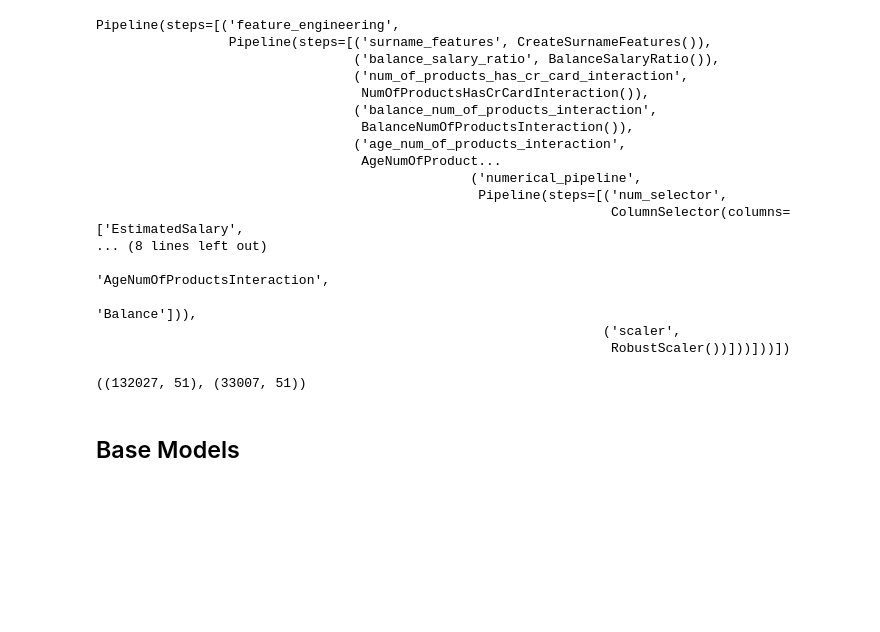
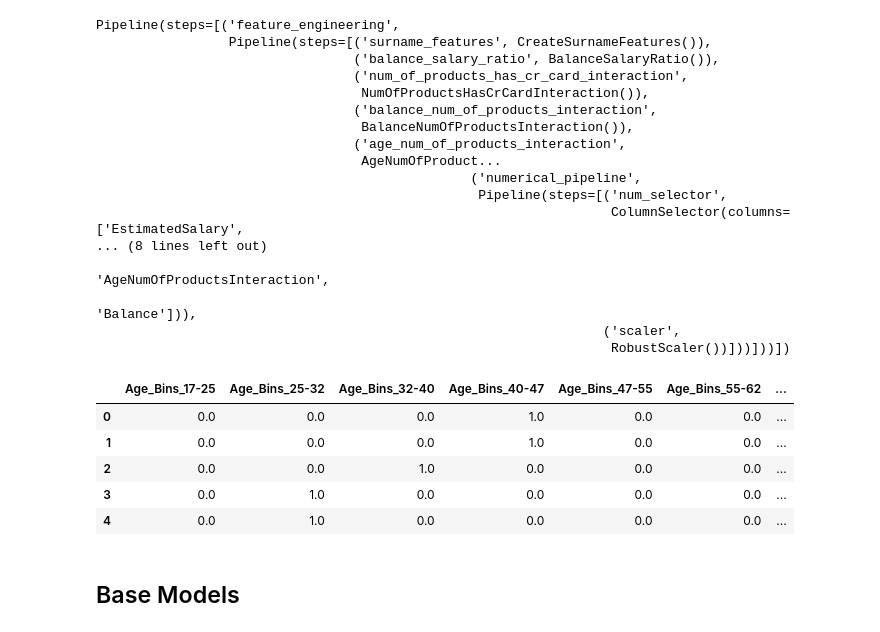
Before and after one commit to RuiFSP/Kaggle, a Jupyter notebook: Playground_Series_S4/1-Binary Classification with a Bank Churn Dataset/bank_churn_optimize_clean.ipynb, the cells around one changed output. Drawn from its saved outputs; the diff is of its cells as text; code cells hidden in the pictures; blank space fills up the shorter version.

```diff
--- a/Playground_Series_S4/1-Binary Classification with a Bank Churn Dataset/bank_churn_optimize_clean.ipynb
+++ b/Playground_Series_S4/1-Binary Classification with a Bank Churn Dataset/bank_churn_optimize_clean.ipynb
@@ -465,18 +465,42 @@ Pipeline(steps=[('feature_engineering',
                                                                                           'Balance'])),
                                                                  ('scaler',
                                                                   RobustScaler())]))]))])
-# %%
-X_train, X_test, y_train, y_test = train_test_split(train_df.drop('Exited', axis=1),
-                                                    train_df['Exited'],
-                                                    test_size=0.2,
-                                                    random_state=random_state)
-
-X_train = tree_preprocessor.fit_transform(X_train)
-X_test = tree_preprocessor.transform(X_test)
-
-X_train.shape, X_test.shape
-# %% [output]
-((132027, 51), (33007, 51))
+# %%
+# grabbing feature names after preprocessing
+cat_names = tree_preprocessor.named_steps['feature_processing'].transformer_list[0][1].named_steps['ohe'].get_feature_names_out(cat_ohe_features)
+num_names = tree_preprocessor.named_steps['feature_processing'].transformer_list[1][1].named_steps['num_selector'].get_feature_names_out(num_features)
+feature_names = np.concatenate((cat_names, num_names))
+
+# creating a new dataframe with the transformed features
+X_train, X_test, y_train, y_test = train_test_split(train_df.drop('Exited', axis=1),
+                                                    train_df['Exited'],
+                                                    test_size=0.2,
+                                                    random_state=random_state)
+
+X_train = tree_preprocessor.fit_transform(X_train)
+X_test = tree_preprocessor.transform(X_test)
+
+# creating a dataframe with the transformed features
+X_train = pd.DataFrame(X_train, columns=feature_names)
+X_test = pd.DataFrame(X_test, columns=feature_names)
+
+# creating a dataframe with the transformed features
+test_df = tree_preprocessor.transform(test_df)
+test_df = pd.DataFrame(test_df, columns=feature_names)
+
+# creating a dataframe with the transformed features
+train_df = tree_preprocessor.transform(train_df)
+train_df = pd.DataFrame(train_df, columns=feature_names)
+
+
+X_train.head()
+# %% [output]
+|  | Age_Bins_17-25 | Age_Bins_25-32 | Age_Bins_32-40 | Age_Bins_40-47 | Age_Bins_47-55 | Age_Bins_55-62 | ... |
+| 0 | 0.0 | 0.0 | 0.0 | 1.0 | 0.0 | 0.0 | ... |
+| 1 | 0.0 | 0.0 | 0.0 | 1.0 | 0.0 | 0.0 | ... |
+| 2 | 0.0 | 0.0 | 1.0 | 0.0 | 0.0 | 0.0 | ... |
+| 3 | 0.0 | 1.0 | 0.0 | 0.0 | 0.0 | 0.0 | ... |
+| 4 | 0.0 | 1.0 | 0.0 | 0.0 | 0.0 | 0.0 | ... |
 # %%
 #SMOTE for oversampling of minority class(class 1)
 sm = SMOTE(random_state=random_state)
```
Also changed, not shown: parts of 7 cells of this notebook, 4 other files.
